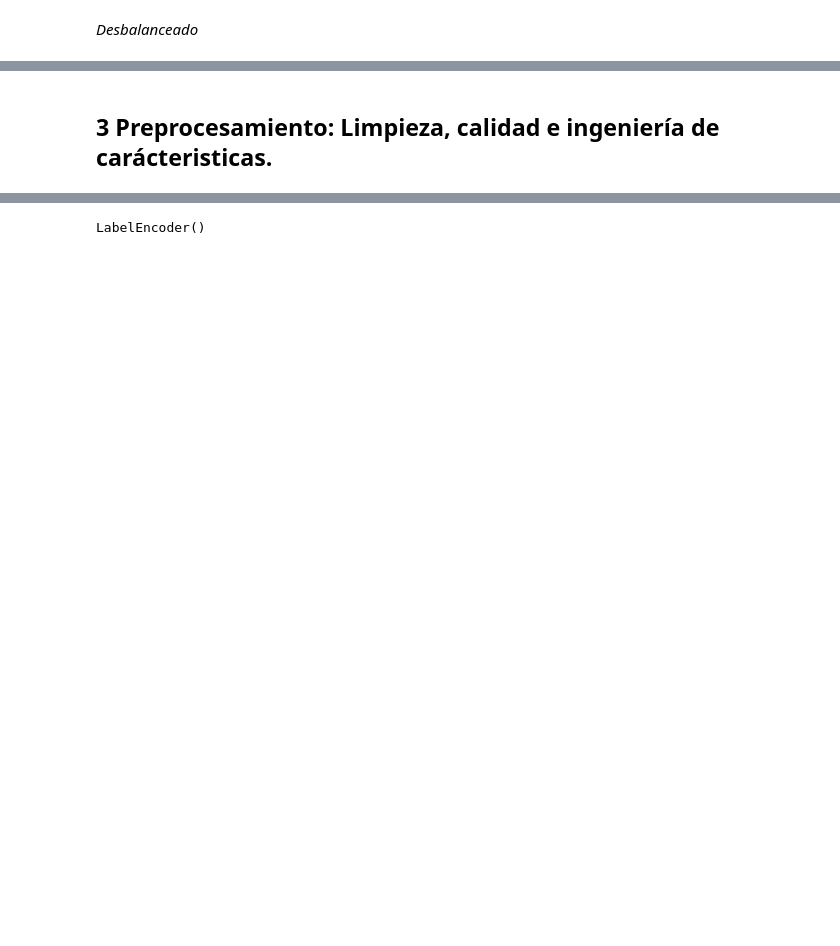
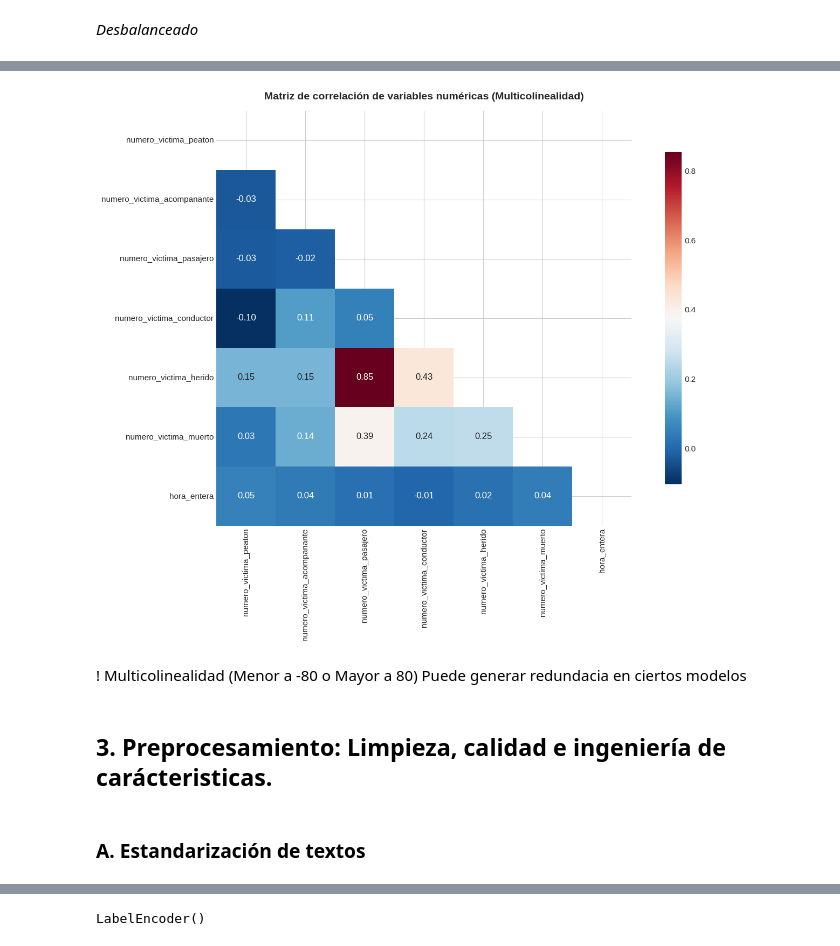
Before and after one commit to EngineeringSebastian-s/EvolutionaryComputation, a Jupyter notebook: Actividad_2.ipynb, the cells around one changed output, grey strips where cells are left out. Drawn from its saved outputs; the diff is of its cells as text; code cells hidden in the pictures; blank space fills up the shorter version.

```diff
--- a/Actividad_2.ipynb
+++ b/Actividad_2.ipynb
@@ -569,2 +640,22 @@ plt.show()
+# %%
+fig, ax = plt.subplots(figsize=(16, 10))
+
+
+df_numerico = df.select_dtypes(include=['int64', 'float64'])
+correlacion = df_numerico.corr()
+
+mask = np.triu(np.ones_like(correlacion, dtype=bool)) #Simetria
+
+sns.heatmap(correlacion,
+annot=True, mask=mask, fmt='.2f', cmap='RdBu_r',ax=ax, cbar_kws={'shrink': 0.8},square=True)
+ax.set_title('Matriz de correlación de variables numéricas (Multicolinealidad)', fontweight='bold', fontsize=14)
+
+plt.show()
+# %% [output]
+[figure, added]
+# %% [markdown]
+! Multicolinealidad (Menor a -80 o Mayor a 80) Puede generar redundacia en ciertos modelos
 # %% [markdown]
-## **3 Preprocesamiento: Limpieza, calidad e ingeniería de carácteristicas**.
+## **3. Preprocesamiento: Limpieza, calidad e ingeniería de carácteristicas**.
+# %% [markdown]
+### **A. Estandarización de textos**
```
Also changed, not shown: parts of 104 cells of this notebook.
